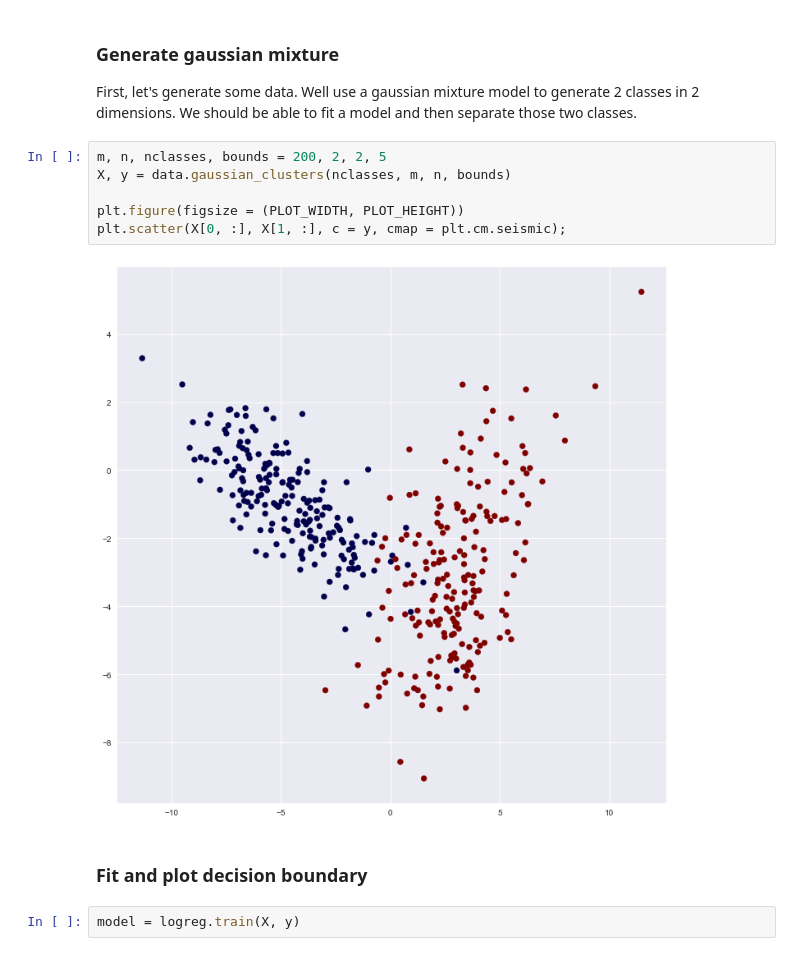
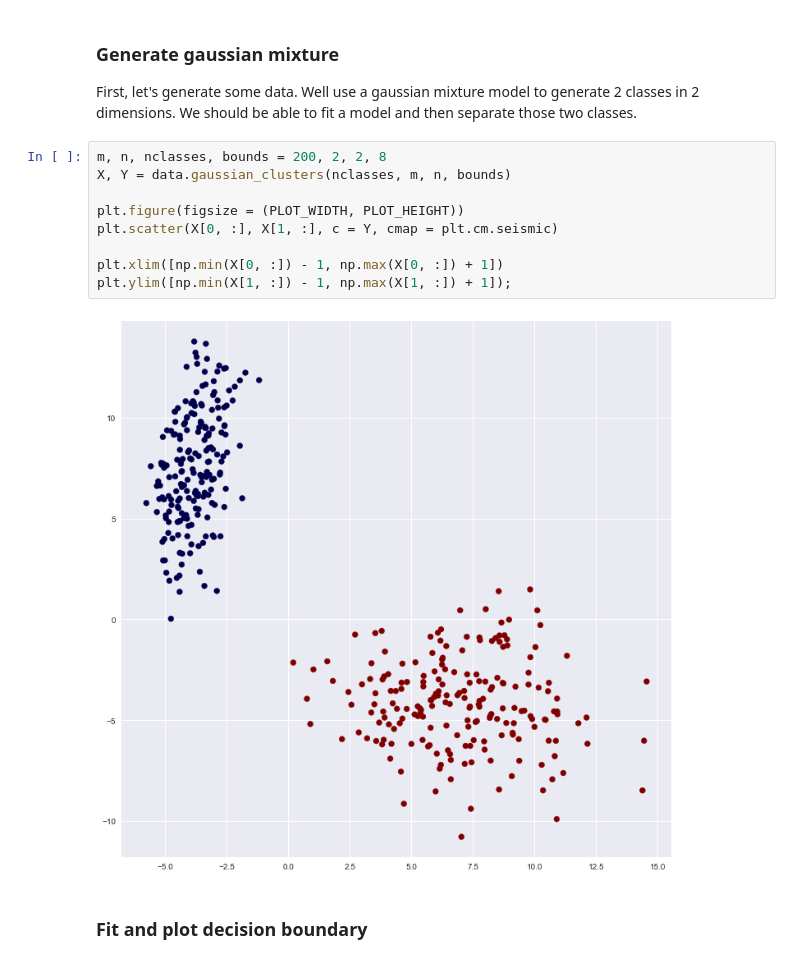
Before and after one commit to purzelrakete/hi, a Jupyter notebook: logreg/test.ipynb, the cells around one changed output. Drawn from its saved outputs; the diff is of its cells as text.

```diff
--- a/logreg/test.ipynb
+++ b/logreg/test.ipynb
@@ -22,14 +22,15 @@ Implement logistic regression using numpy.
 
 First, let's generate some data. Well use a gaussian mixture model to generate 2 classes in 2 dimensions. We should be able to fit a model and then separate those two classes.
 # %%
-m, n, nclasses, bounds = 200, 2, 2, 5
-X, y = data.gaussian_clusters(nclasses, m, n, bounds)
+m, n, nclasses, bounds = 200, 2, 2, 8
+X, Y = data.gaussian_clusters(nclasses, m, n, bounds)
 
 plt.figure(figsize = (PLOT_WIDTH, PLOT_HEIGHT))
-plt.scatter(X[0, :], X[1, :], c = y, cmap = plt.cm.seismic);
+plt.scatter(X[0, :], X[1, :], c = Y, cmap = plt.cm.seismic)
+
+plt.xlim([np.min(X[0, :]) - 1, np.max(X[0, :]) + 1])
+plt.ylim([np.min(X[1, :]) - 1, np.max(X[1, :]) + 1]);
 # %% [output]
-[figure, old version]
+[figure, new version]
 # %% [markdown]
 ### Fit and plot decision boundary
-# %%
-model = logreg.train(X, y)
```
Also changed, not shown: parts of 4 cells of this notebook, 4 other files.
